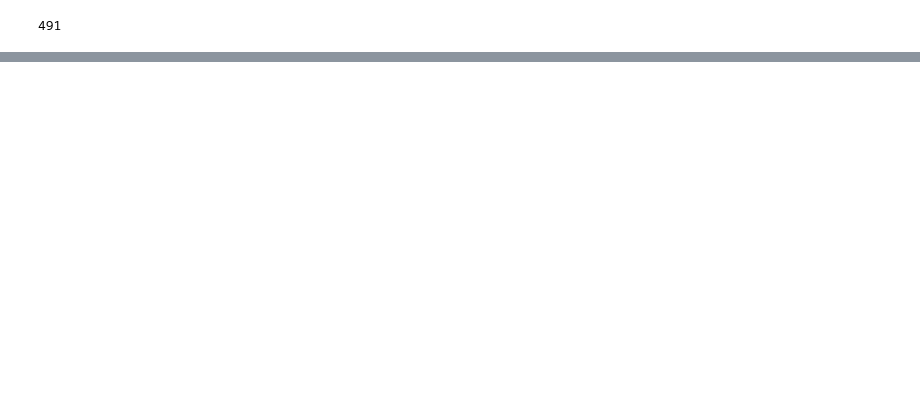
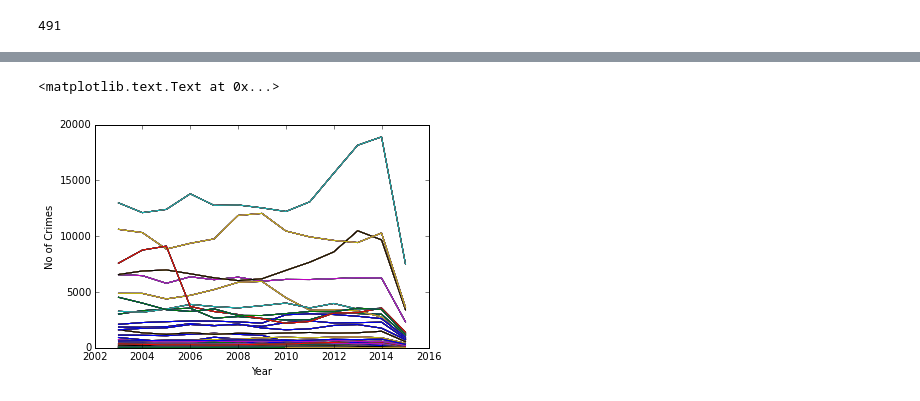
Before and after one commit to arundhaj/kaggle, a Jupyter notebook: sf_crime/sandbox.ipynb, the cells around one changed output, grey strips where cells are left out. Saved outputs shown, nothing was run; the diff lists cells and outputs as text; code cells hidden in the pictures; blank space fills up the shorter version.

```diff
--- a/sf_crime/sandbox.ipynb
+++ b/sf_crime/sandbox.ipynb
@@ -194,0 +202,8 @@ cat_year_group_size.size
+# %%
+for key, group in cat_year_group:
+    plt.plot(cat_year_group_size[key[0]].keys(), cat_year_group_size[key[0]])
+plt.xlabel('Year')
+plt.ylabel('No of Crimes')
+# %% [output]
+<matplotlib.text.Text at 0x...>
+[figure, added]
```
Also changed, not shown: parts of 10 cells of this notebook, 1 other file.
